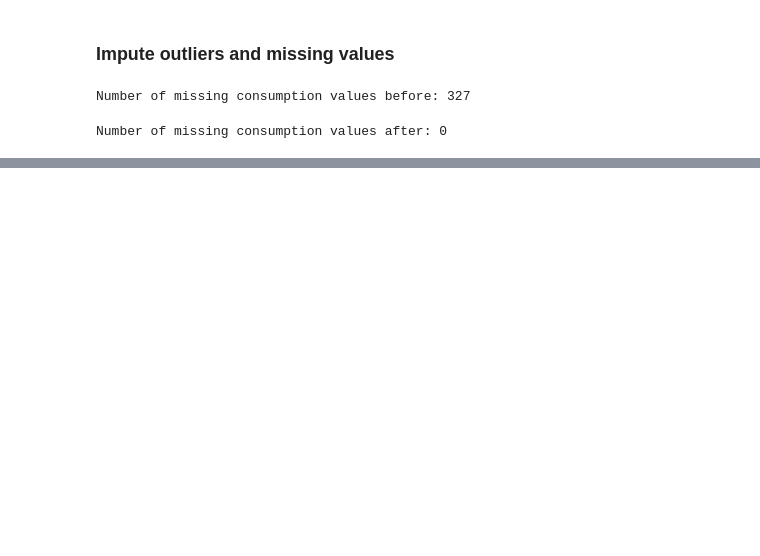
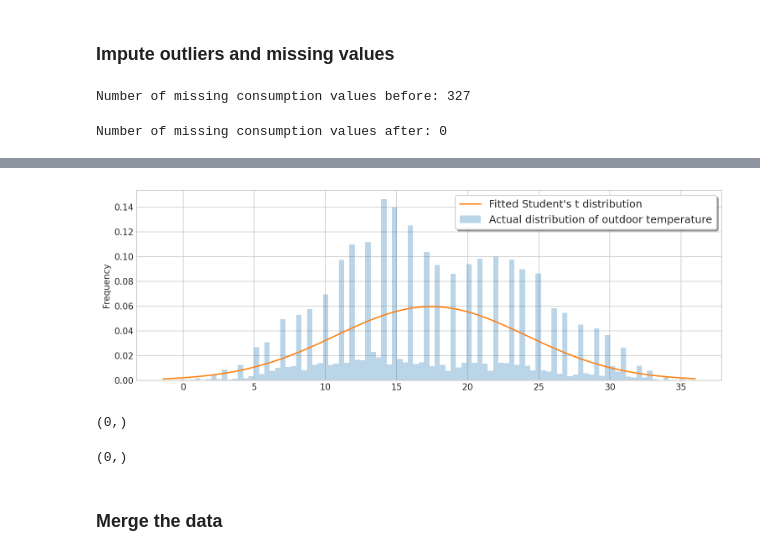
Before and after one commit to hebes-io/eensight, a Jupyter notebook: notebooks/preprocessing.ipynb, the cells around one changed output, grey strips where cells are left out. Drawn from its saved outputs; the diff is of its cells as text; code cells hidden in the pictures; blank space fills up the shorter version.

```diff
--- a/notebooks/preprocessing.ipynb
+++ b/notebooks/preprocessing.ipynb
@@ -278,0 +299,5 @@ Number of missing consumption values after: 0
+# %%
+temperature['temperature'] = global_filter(temperature['temperature'],
+                                           no_change_window=4,
+                                           allow_zero=True,
+                                           allow_negative=True)
@@ -278,0 +308,32 @@ Number of missing consumption values after: 0
+# %%
+temperature_ = temperature['temperature'].dropna().values
+x_d = np.linspace(temperature_.min(), temperature_.max(), 2000)
+
+_, pdf_t = fit_pdf(x_d, temperature_, distribution=stats.t)
+
+
+with plt.style.context('seaborn-whitegrid'):
+    fig = plt.figure(figsize=(12, 4), dpi=150)
+    layout = (1, 1)
+    ax = plt.subplot2grid(layout, (0, 0))
+
+    temperature['temperature'].plot(kind='hist', bins=100, density=True, alpha=0.3, ax=ax)
+    pd.Series(pdf_t, x_d).plot(ax=ax)
+
+    ax.legend(['Fitted Student\'s t distribution',
+               'Actual distribution of outdoor temperature'],
+              frameon=True, shadow=True, fontsize=12)
+# %% [output]
+[figure, added]
+# %%
+outliers_global = global_outlier_detect(temperature['temperature'])
+outliers_global[outliers_global==True].shape
+# %% [output]
+(0,)
+# %%
+outliers_local = local_outlier_detect(temperature['temperature'])
+outliers_local[outliers_local==True].shape
+# %% [output]
+(0,)
+# %% [markdown]
+### Merge the data
```
Also changed, not shown: parts of 44 cells of this notebook, 14 other files.
